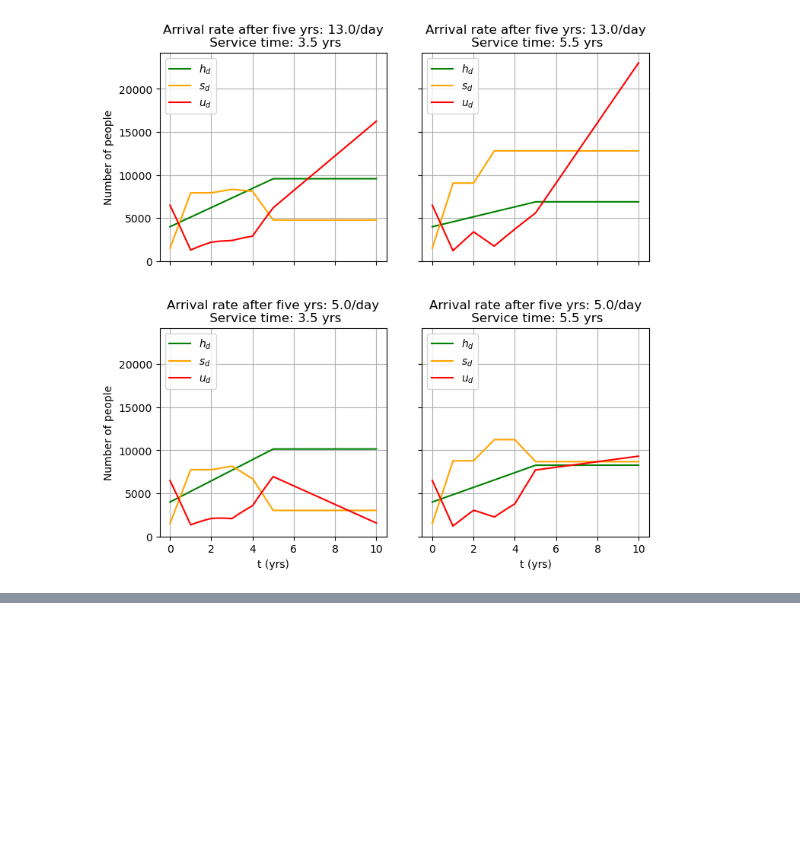
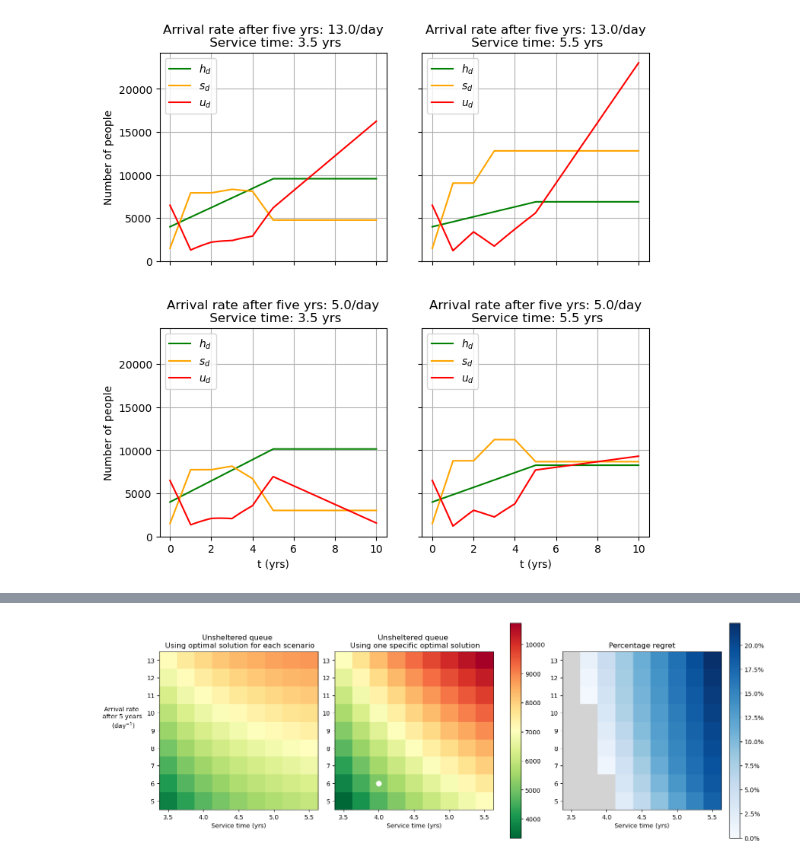
Before and after one commit to grahamburgess3/tvcp, a Jupyter notebook: NumericalResults.ipynb, the cells around one changed output, grey strips where cells are left out. Cells and saved outputs as stored; diff of their text form; code cells hidden in the pictures; blank space fills up the shorter version.

```diff
--- a/NumericalResults.ipynb
+++ b/NumericalResults.ipynb
@@ -542,0 +543,69 @@ plt.show()
+# %%
+import numpy as np
+import matplotlib.pyplot as plt
+from matplotlib.colors import ListedColormap
+from matplotlib.ticker import PercentFormatter
+
+fig, axs = plt.subplots(
+    1, 3,
+    figsize=(15, 5),              # three 5"x5" squares side-by-side
+    constrained_layout=True       # keep labels/colorbars outside without squashing panels
+)
+
+vmin = min(results_unsh_model.min(), results_unsh_model_ctrl.min())
+vmax = max(results_unsh_model.max(), results_unsh_model_ctrl.max())
+
+# Plot with pcolormesh
+lightReds = ListedColormap(plt.cm.Reds(np.linspace(0, 0.6, 256)))
+c0 = axs[0].pcolormesh(service_edges, arrival_edges, results_unsh_model,
+                       shading='auto', cmap='RdYlGn_r', vmin = vmin, vmax=vmax)
+c1 = axs[1].pcolormesh(service_edges, arrival_edges, results_unsh_model_ctrl,
+                       shading='auto', cmap='RdYlGn_r', vmin = vmin, vmax=vmax)
+c2 = axs[2].pcolormesh(service_edges, arrival_edges, results_unsh_diff,
+                       shading='auto', cmap='Blues')
+
+# ---- overlay only where <= 0 (everything else transparent) ----
+overlay = np.where(results_unsh_diff <= 0, 1.0, np.nan)  # NaNs won't be drawn
+gray_only = ListedColormap(["lightgray"])
+axs[2].pcolormesh(
+    service_edges, arrival_edges, overlay,
+    shading='auto', cmap=gray_only, vmin=0, vmax=1,
+    zorder=10  # make sure it sits on top
+)
+for spine in axs[2].spines.values():
+    spine.set_zorder(20)
+
+# White dot for the scenario we analysed in previous sections.
+axs[1].plot(4.0, 6.0, marker='o', color='white', markersize=8)
+
+# Axes formatting
+axs[0].set_xlabel('Service time (yrs)')
+axs[0].set_ylabel('Arrival rate \n after 5 years \n (day$^{-1}$)',
+                  rotation=0, labelpad=40)
+
+axs[1].set_xlabel('Service time (yrs)')
+axs[1].set_ylabel('')  # No label, but ticks remain
+
+axs[2].set_xlabel('Service time (yrs)')
+axs[2].set_ylabel('')  # No label, but ticks remain
+
+# Color bars (constrained_layout will place these without breaking the square panels)
+cb0 = fig.colorbar(c0, ax=[axs[0], axs[1]])
+cb1 = fig.colorbar(c2, ax=axs[2], format=PercentFormatter(xmax=1.0))
+
+# Titles
+axs[0].set_title('Unsheltered queue \n Using optimal solution for each scenario')
+axs[1].set_title('Unsheltered queue \n Using one specific optimal solution')
+axs[2].set_title('Percentage regret')
+
+# Make each subplot panel square in figure space
+for ax in axs:
+    ax.set_box_aspect(1)  # requires Matplotlib >= 3.4
+
+# Optional: small horizontal breathing room between squares
+plt.subplots_adjust(wspace=0.2)
+
+plt.savefig('sensitivity_extra_unsheltered_alt.png', dpi=1000, bbox_inches='tight')
+plt.show()
+# %% [output]
+[figure, added]
```
Also changed, not shown: parts of 5 cells of this notebook, 2 other files.
